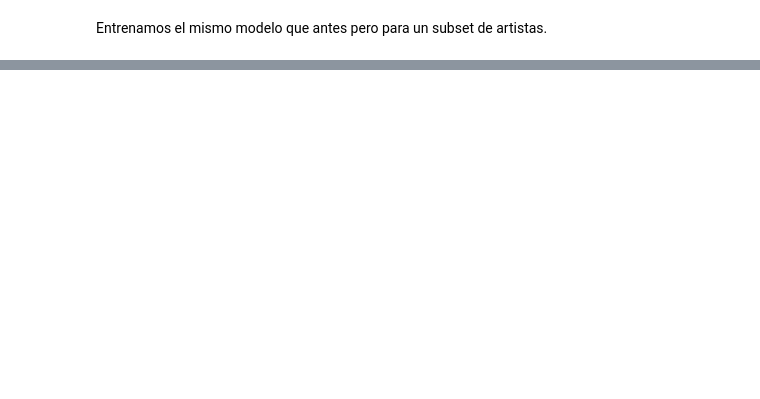
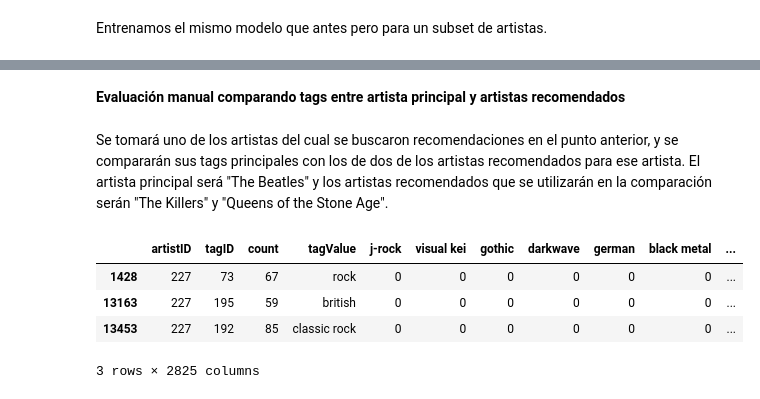
Before and after one commit to peraltadani/recsys, a Jupyter notebook: notebooks/practico.ipynb, the cells around one changed output, grey strips where cells are left out. Drawn from its saved outputs; the diff is of its cells as text; code cells hidden in the pictures; blank space fills up the shorter version.

Commit message:
Agrego un punto más en la validación manual del modelo.

```diff
--- a/notebooks/practico.ipynb
+++ b/notebooks/practico.ipynb
@@ -638,0 +628,7 @@ Sandro y los de Fuego
+# %% [markdown]
+**Evaluación manual comparando tags entre artista principal y artistas recomendados**
+# %% [markdown]
+Se tomará uno de los artistas del cual se buscaron recomendaciones en el punto anterior, y se compararán sus tags principales con los de dos de los artistas recomendados para ese artista. El artista principal será "The Beatles" y los artistas recomendados que se utilizarán en la comparación serán "The Killers" y "Queens of the Stone Age".
+# %%
+artist_name_principal = 'The Beatles'
+artistID_principal = artist_data[artist_data["name"].str.lower() == artist_name_principal.lower()].id.item()
@@ -638,0 +641,8 @@ Sandro y los de Fuego
+# %%
+artists_tags_top[artists_tags_top['artistID'] == artistID_principal]
+# %% [output]
+|  | artistID | tagID | count | tagValue | j-rock | visual kei | gothic | darkwave | german | black metal | ... |
+| 1428 | 227 | 73 | 67 | rock | 0 | 0 | 0 | 0 | 0 | 0 | ... |
+| 13163 | 227 | 195 | 59 | british | 0 | 0 | 0 | 0 | 0 | 0 | ... |
+| 13453 | 227 | 192 | 85 | classic rock | 0 | 0 | 0 | 0 | 0 | 0 | ... |
+3 rows × 2825 columns
```
Also changed, not shown: parts of 25 cells of this notebook, 1 other file.
